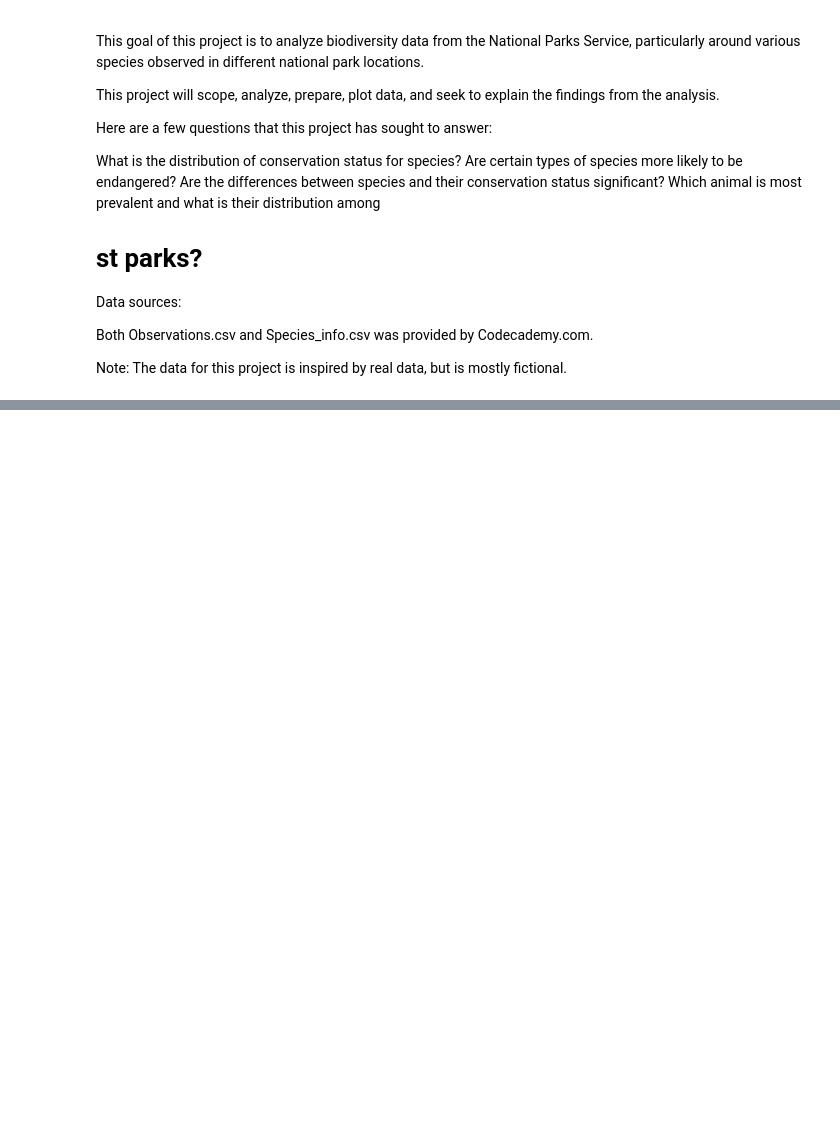
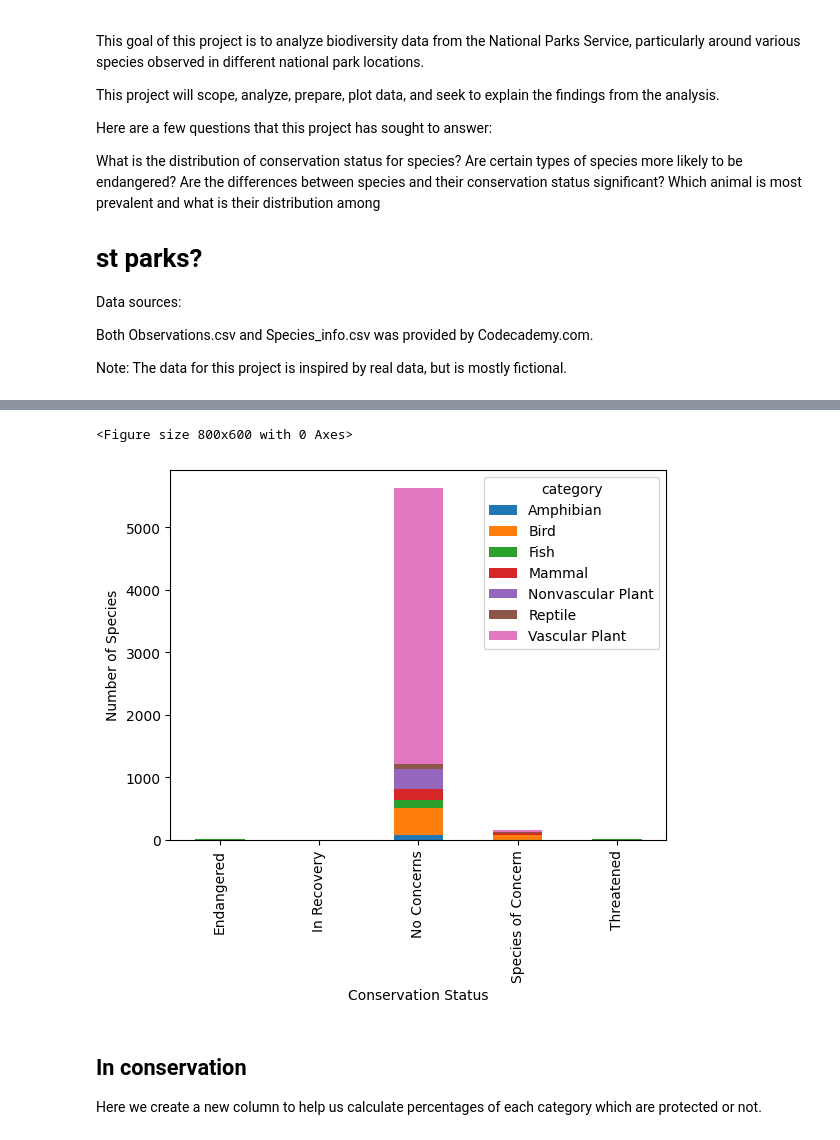
Before and after one commit to dillonlahey/national_parks_biodiversity, a Jupyter notebook: biodiversity.ipynb, the cells around one changed output, grey strips where cells are left out. Drawn from its saved outputs; the diff is of its cells as text; code cells hidden in the pictures; blank space fills up the shorter version.

```diff
--- a/biodiversity.ipynb
+++ b/biodiversity.ipynb
@@ -56,0 +34,3 @@ import seaborn as sns
+# %%
+species = pd.read_csv('species_info.csv',encoding='utf-8')
+species.head()
@@ -56,0 +154,3 @@ import seaborn as sns
+# %%
+species.fillna('No Concerns', inplace=True)
+species.groupby("conservation_status").size()
@@ -56,0 +169,7 @@ import seaborn as sns
+# %%
+conservationCategory = species[species.conservation_status != "No Intervention"]\
+    .groupby(["conservation_status", "category"])['scientific_name']\
+    .count()\
+    .unstack()
+
+conservationCategory
@@ -56,0 +184,12 @@ import seaborn as sns
+# %%
+plt.figure(figsize=(8,6))
+ax = conservationCategory.plot(kind='bar', stacked=True)
+ax.set_xlabel("Conservation Status")
+ax.set_ylabel("Number of Species")
+plt.show()
+# %% [output]
+<Figure size 800x600 with 0 Axes>
+[figure, added]
+# %% [markdown]
+## In conservation
+Here we create a new column to help us calculate percentages of each category which are protected or not.
```
Also changed, not shown: parts of 51 cells of this notebook.
